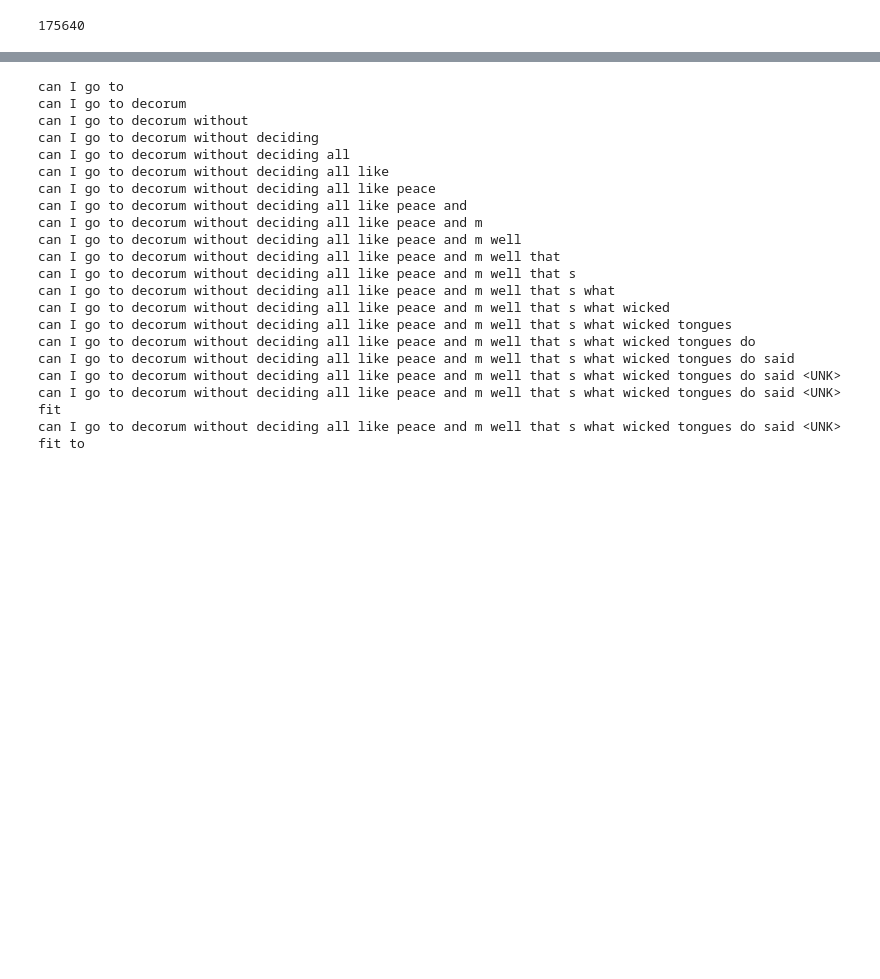
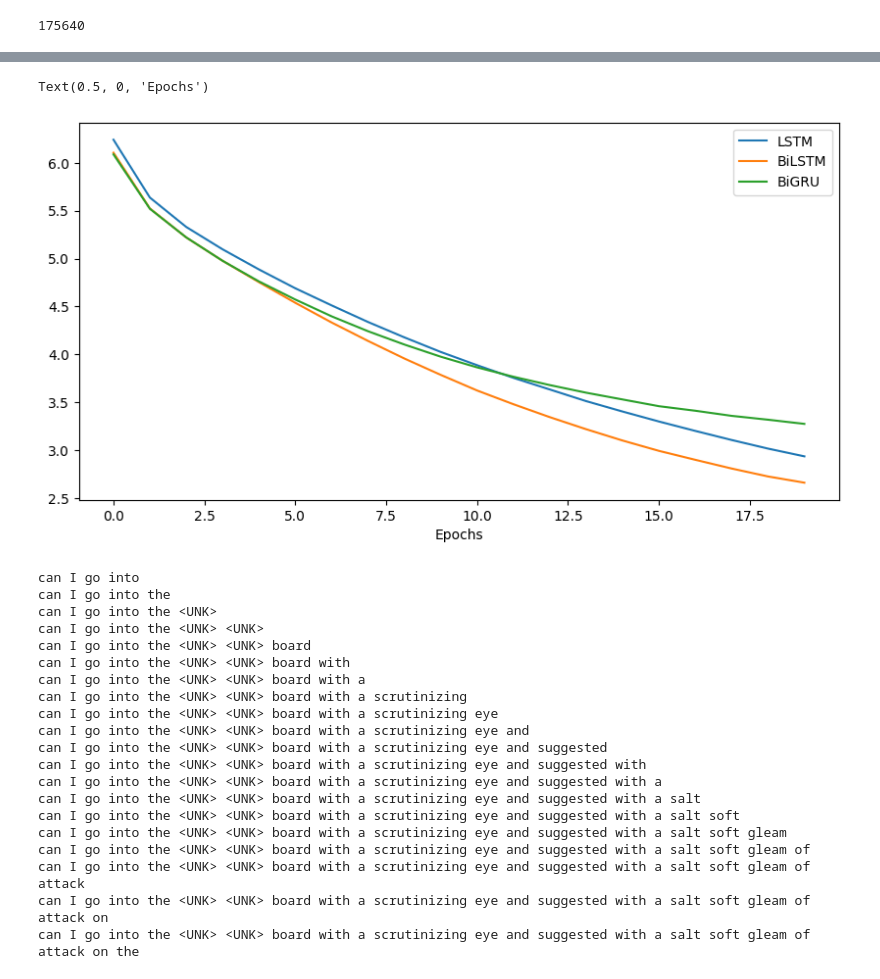
Before and after one commit to Creepyrishi/next-word-predictor, a Jupyter notebook: v2/train.ipynb, the cells around one changed output, grey strips where cells are left out. Saved outputs shown, nothing was run; the diff lists cells and outputs as text; code cells hidden in the pictures; blank space fills up the shorter version.

```diff
--- a/v2/train.ipynb
+++ b/v2/train.ipynb
@@ -163,7 +158,7 @@ torch.manual_seed(10)
 data = mydata(input_sq, torch.tensor(output_sq))
 batched_data= DataLoader(data, 64, shuffle=True)
 # %%
-class Model(nn.Module):
+class Normal_LSTM(nn.Module):
     def __init__(self):
         super().__init__()
         self.emb = nn.Embedding(vocab_size, embedding_dim=100, padding_idx = 0)
@@ -186,5 +223,5 @@ class Model(nn.Module):
 # %%
-def train(model, epochs, optim, loss_fn, patient = 3):
+def train(model, epochs, optim, loss_fn, file_name, patient = 3):
     model.train()
     best_loss = float('inf')
     epochs_loss = []
@@ -209,7 +246,7 @@ def train(model, epochs, optim, loss_fn, patient = 3):
         if best_loss > epoch_loss:
             best_loss = epoch_loss
             counter = 0
-            torch.save(model.state_dict(), "best_model.pt")
+            torch.save(model.state_dict(), f"models/{file_name}_best_model.pt")
             print(f"model saved with loss: {best_loss:.4f}")
         else:
             counter += 1
@@ -220,8 +257,15 @@ def train(model, epochs, optim, loss_fn, patient = 3):
     return epochs_loss
 # %%
 device = torch.device('cuda' if torch.cuda.is_available() else 'cpu')
-model = (Model()).to(device)
-optim = Adam(model.parameters(), lr = 0.001)
-loss_fn = nn.CrossEntropyLoss(ignore_index=0) #ignoring padding
-loss = train(model, 20, optim, loss_fn)
+print(f"Using device: {device}")
+model_lstm = (Normal_LSTM()).to(device)
+model_bilstm= (Bi_LSTM()).to(device)
+
+all_loss = {}
+for name, model in zip(['LSTM', 'BiLSTM'], [model_lstm, model_bilstm]):
+    print(f"Training {name} model")
+    optim = Adam(model.parameters(), lr = 0.001)
+    loss_fn = nn.CrossEntropyLoss(ignore_index=0) #ignoring padding
+    loss = train(model, 20, optim, loss_fn, file_name = name)
+    all_loss[name] = loss
 # %% [output]
@@ -252,0 +290,8 @@ plt.show()
+# %%
+model_bigru = (bi_GRU()).to(device)
+
+print(f"Training BiGRU model")
+optim = Adam(model_bigru.parameters(), lr = 0.001)
+loss_fn = nn.CrossEntropyLoss(ignore_index=0) #ignoring padding
+loss = train(model_bigru, 20, optim, loss_fn, file_name = 'BiGRU')
+all_loss['BiGRU'] = loss
@@ -253,3 +316,12 @@ plt.show()
+# %%
+plt.figure(figsize=(10, 5))
+for name, loss in all_loss.items():
+    plt.plot(loss, label=name)
+    plt.legend()
+plt.xlabel('Epochs')
+# %% [output]
+Text(0.5, 0, 'Epochs')
+[figure, added]
 # %%
 x = 'can I go'
 
@@ -258,28 +330,28 @@ for j in range(20):
     x_int = [w_to_i.get(i, 1) for i in x.lower().split()]
     x_tensor = torch.tensor(x_int).to(device)
     x_tensor = x_tensor.unsqueeze(0)
-    y = model(x_tensor)
+    y = model_bilstm(x_tensor)
     y = i_to_w.get(torch.argmax(y).item())
     x = x + ' ' + y
     print(x)
 # %% [output]
-can I go to
-can I go to decorum
-can I go to decorum without
-can I go to decorum without deciding
-can I go to decorum without deciding all
-can I go to decorum without deciding all like
-can I go to decorum without deciding all like peace
-can I go to decorum without deciding all like peace and
-can I go to decorum without deciding all like peace and m
-can I go to decorum without deciding all like peace and m well
-can I go to decorum without deciding all like peace and m well that
-can I go to decorum without deciding all like peace and m well that s
-can I go to decorum without deciding all like peace and m well that s what
-can I go to decorum without deciding all like peace and m well that s what wicked
-can I go to decorum without deciding all like peace and m well that s what wicked tongues
-can I go to decorum without deciding all like peace and m well that s what wicked tongues do
-can I go to decorum without deciding all like peace and m well that s what wicked tongues do said
-can I go to decorum without deciding all like peace and m well that s what wicked tongues do said <UNK>
-can I go to decorum without deciding all like peace and m well that s what wicked tongues do said <UNK> fit
-can I go to decorum without deciding all like peace and m well that s what wicked tongues do said <UNK> fit to
+can I go into
+can I go into the
+can I go into the <UNK>
+can I go into the <UNK> <UNK>
+can I go into the <UNK> <UNK> board
+can I go into the <UNK> <UNK> board with
+can I go into the <UNK> <UNK> board with a
+can I go into the <UNK> <UNK> board with a scrutinizing
+can I go into the <UNK> <UNK> board with a scrutinizing eye
+can I go into the <UNK> <UNK> board with a scrutinizing eye and
+can I go into the <UNK> <UNK> board with a scrutinizing eye and suggested
+can I go into the <UNK> <UNK> board with a scrutinizing eye and suggested with
+can I go into the <UNK> <UNK> board with a scrutinizing eye and suggested with a
+can I go into the <UNK> <UNK> board with a scrutinizing eye and suggested with a salt
+can I go into the <UNK> <UNK> board with a scrutinizing eye and suggested with a salt soft
+can I go into the <UNK> <UNK> board with a scrutinizing eye and suggested with a salt soft gleam
+can I go into the <UNK> <UNK> board with a scrutinizing eye and suggested with a salt soft gleam of
+can I go into the <UNK> <UNK> board with a scrutinizing eye and suggested with a salt soft gleam of attack
+can I go into the <UNK> <UNK> board with a scrutinizing eye and suggested with a salt soft gleam of attack on
+can I go into the <UNK> <UNK> board with a scrutinizing eye and suggested with a salt soft gleam of attack on the
```
Also changed, not shown: parts of 9 cells of this notebook, 6 other files.
